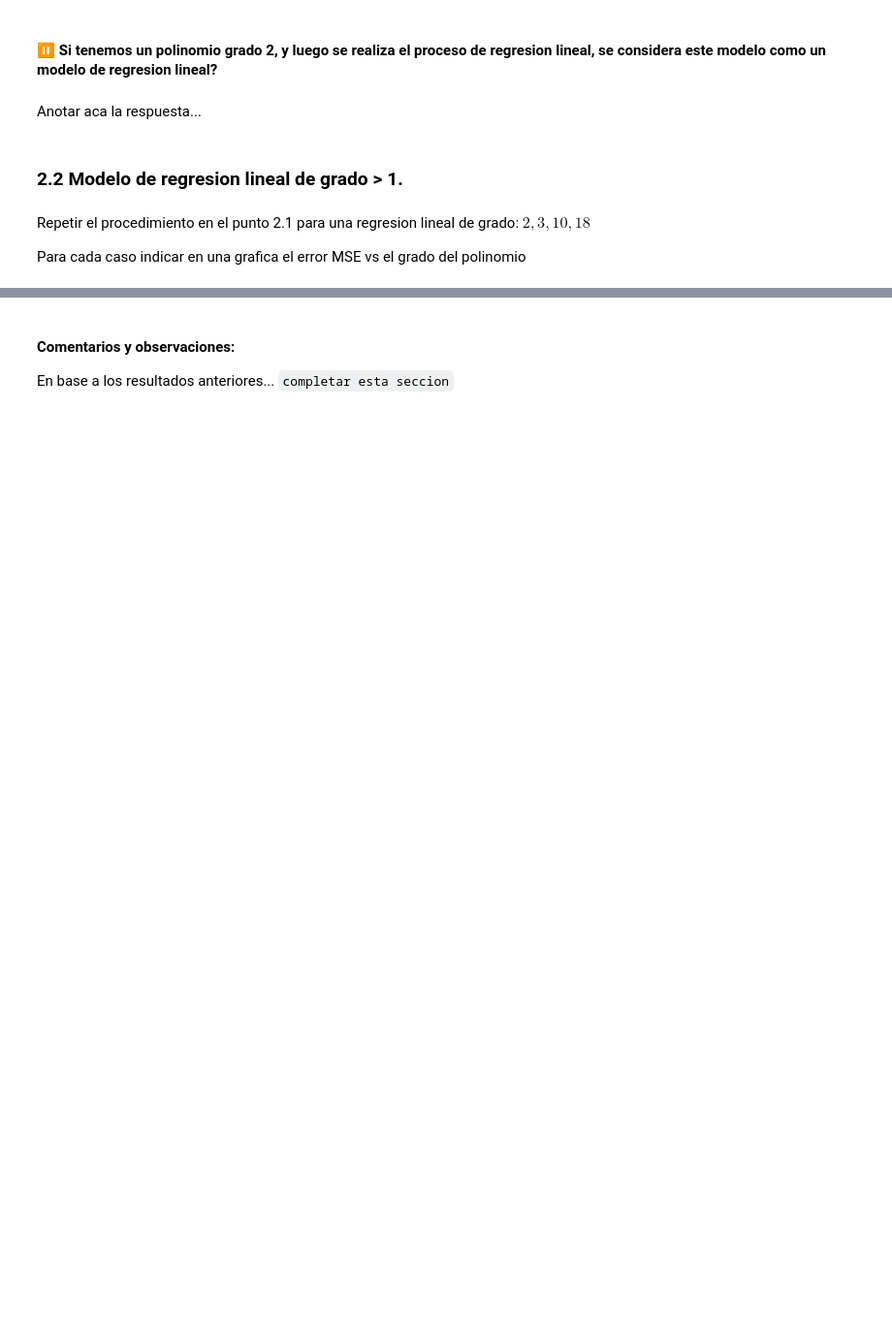
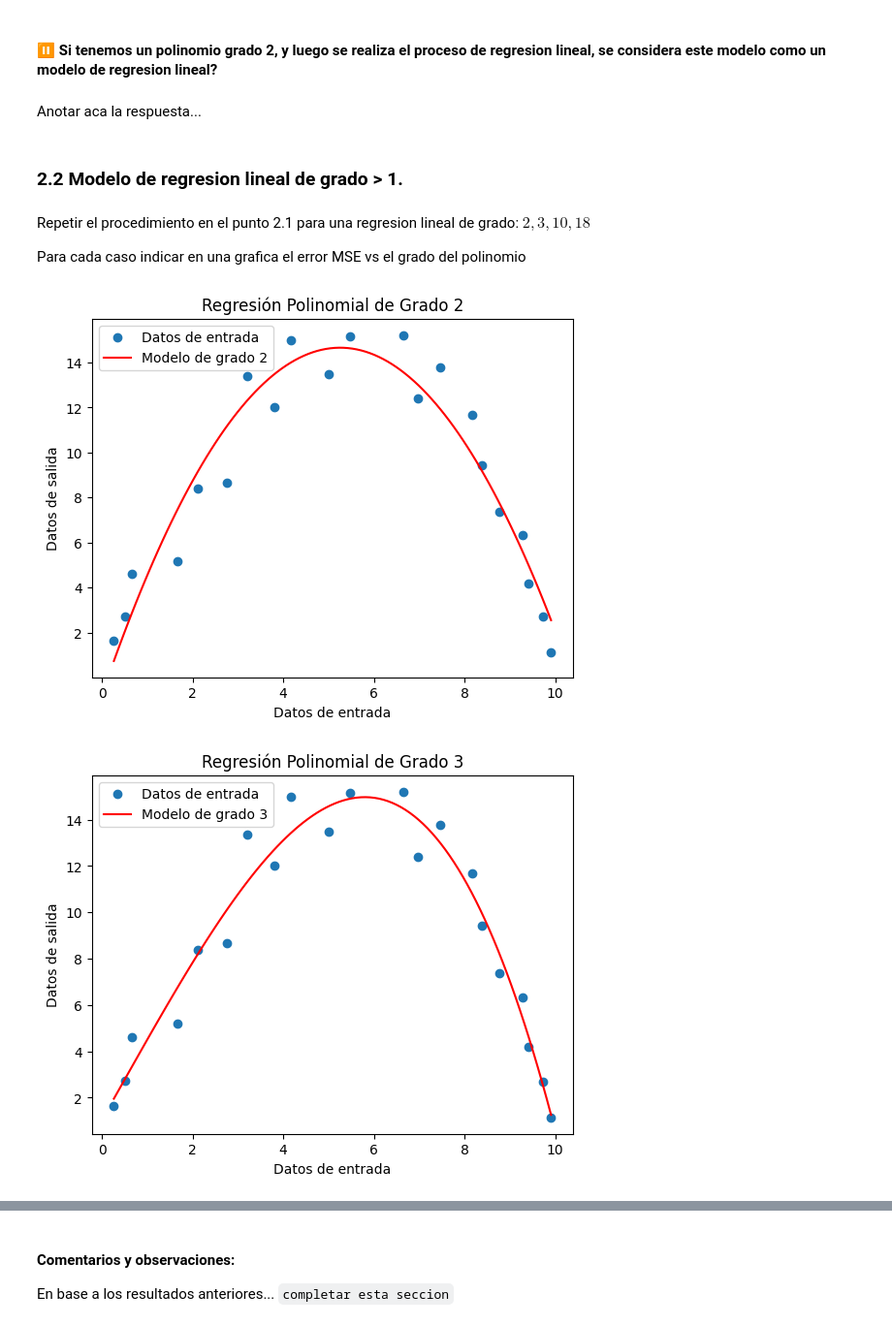
Before and after one commit to Horaciomb/Fundamentos-de-Machine-Learning, a Jupyter notebook: Clase01/actividad_1_s1.ipynb, the cells around one changed output, grey strips where cells are left out. Shown at 97% size. Cells and saved outputs as stored; diff of their text form; code cells hidden in the pictures; blank space fills up the shorter version.

```diff
--- a/Clase01/actividad_1_s1.ipynb
+++ b/Clase01/actividad_1_s1.ipynb
@@ -128,0 +180,37 @@ Para cada caso indicar en una grafica el error MSE vs el grado del polinomio
+# %%
+# tu codigo aca
+grados = [2, 3, 10, 18]
+
+mse_errores = []
+for grado in grados:
+    # Crear características polinómicas de grado actual
+    xp = PolynomialFeatures(degree=grado).fit_transform(x)
+
+    # Crear y ajustar el modelo de regresión lineal
+    lreg = LinearRegression(fit_intercept=False)
+    lreg.fit(xp, y)
+
+    # Predecir los valores de salida
+    y_pred = lreg.predict(xp)
+
+    # Calcular el error cuadrático medio (MSE)
+    mse = mean_squared_error(y, y_pred)
+    mse_errores.append(mse)
+
+    # Generar datos igualmente espaciados para graficar
+    xin = np.linspace(x.min(), x.max(), 100).reshape(-1, 1)
+    xin_p = PolynomialFeatures(degree=grado).fit_transform(xin)
+    y_pred_plot = lreg.predict(xin_p)
+
+    # Graficar los datos y el modelo ajustado
+    plt.figure()
+    plt.plot(df["x1"], df["y1"], 'o', label="Datos de entrada")
+    plt.plot(xin, y_pred_plot, 'r', label=f"Modelo de grado {grado}")
+    plt.legend(loc="best")
+    plt.title(f"Regresión Polinomial de Grado {grado}")
+    plt.xlabel("Datos de entrada")
+    plt.ylabel("Datos de salida")
+    plt.show()
+# %% [output]
+[figure, added]
+[figure, added]
```
Also changed, not shown: parts of 16 cells of this notebook.
